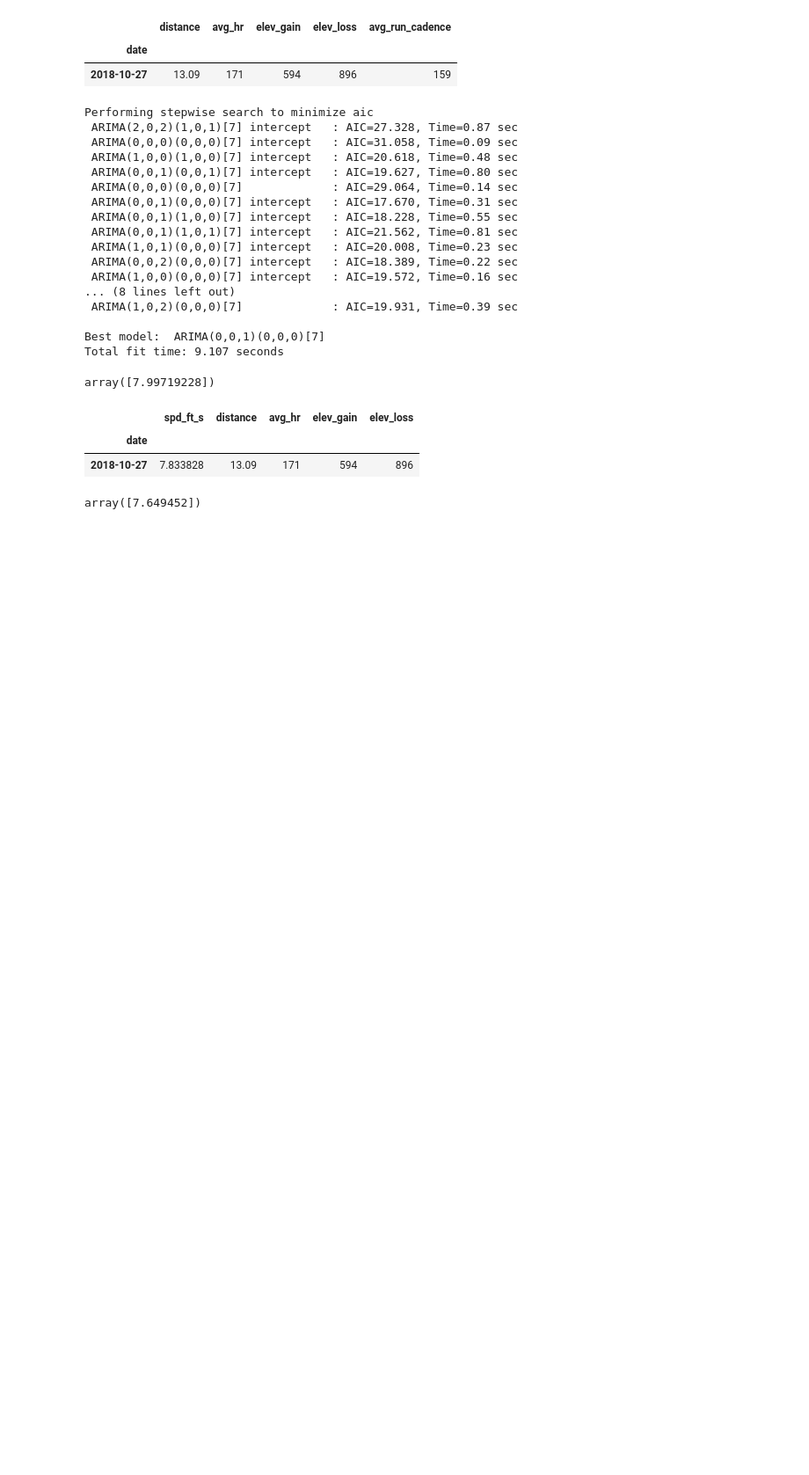
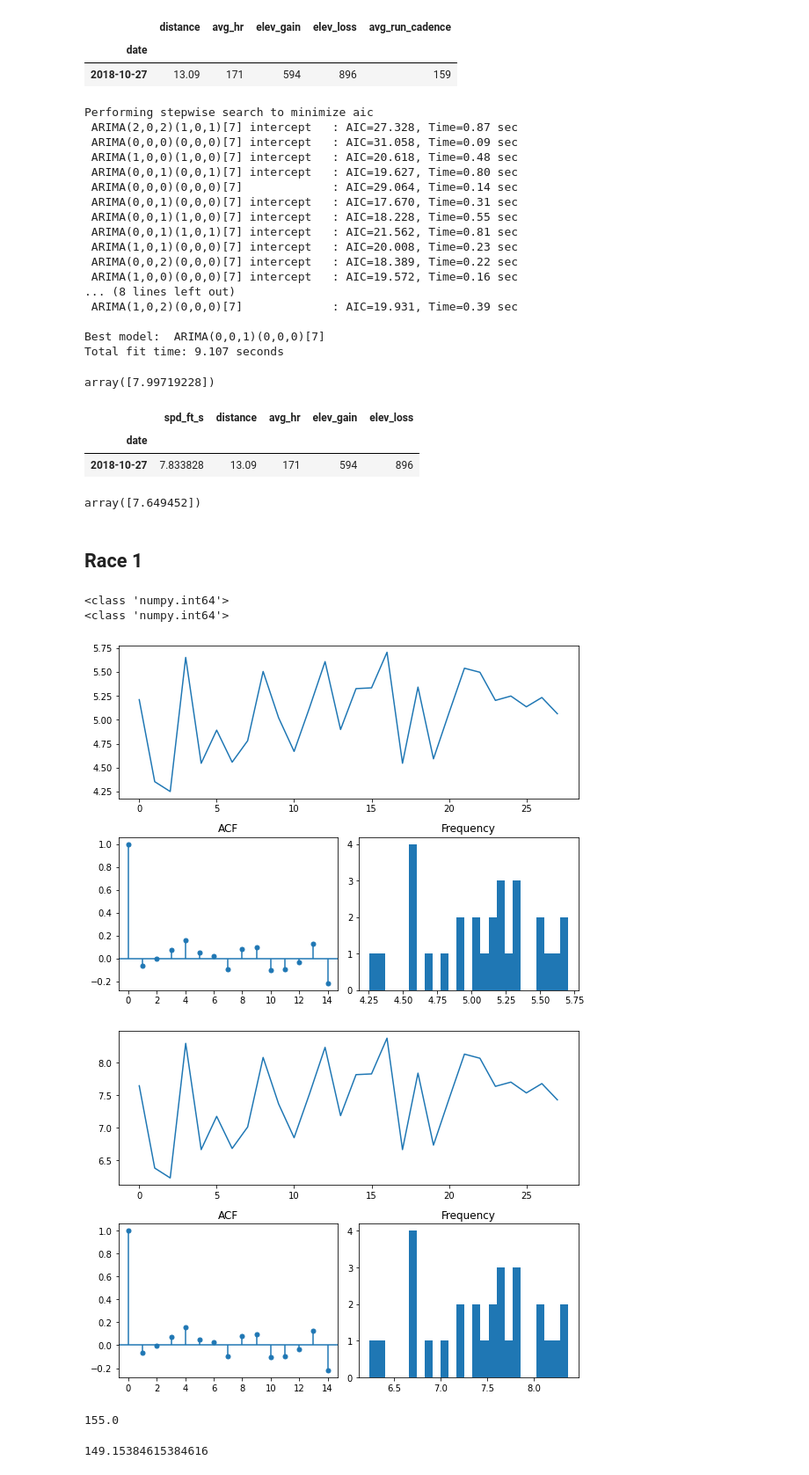
Before and after one commit to keithkruelskie/athlete_prediction, a Jupyter notebook: initial_modeling.ipynb, the cells around one changed output. Shown at 88% size. Cells and saved outputs as stored; diff of their text form; code cells hidden in the pictures; blank space fills up the shorter version.

```diff
--- a/initial_modeling.ipynb
+++ b/initial_modeling.ipynb
@@ -509,3 +513,51 @@ preds2 = model.predict(1, X = [[13.1, 150, 594, 896, 159]])
 preds2
 # %% [output]
 array([7.649452])
+# %% [markdown]
+## Race 1
+# %%
+#Let's read in a single csv first:
+race_df2 = pd.read_csv('./data/races/athlete_10/athlete_10_race_1_3_mo_Running_extra_cols.csv', index_col='date')
+
+try:
+    race_df2['elev_gain'] = race_df2['elev_gain'].str.replace(',', '').astype(float)
+except:
+    print(type(race_df2['elev_gain'][0]))
+
+
+try:
+    race_df2['elev_loss'] = race_df2['elev_loss'].str.replace(',', '').astype(float)
+except:
+    print(type(race_df2['elev_loss'][0]))
+
+
+try:
+    race_df2['calories'] = race_df2['calories'].str.replace(',', '').astype(float)
+except:
+    print(race_df2['calories'].info())
+# %% [output]
+<class 'numpy.int64'>
+<class 'numpy.int64'>
+# %%
+tsdisplay(race_df2['spd_mph'], lag_max=14)
+
+tsdisplay(race_df2['GAP_ft_s'], lag_max=14)
+
+X = race_df2[race_df2['is_race']==0][['distance', 'avg_hr','elev_gain', 'elev_loss', 'avg_run_cadence']] #, 'avg_stride_length', 'avg_ground_contact_time']]
+
+y = race_df2[race_df2['is_race']==0]['spd_ft_s']
+# %% [output]
+[figure, added]
+[figure, added]
+# %%
+#Lets find the average cadence for long runs:
+avg_cadence = race_df2[race_df2['is_race']==0]['avg_run_cadence'].mean()
+avg_cadence
+# %% [output]
+155.0
+# %%
+#And heart rate:
+avg_hr = race_df2[race_df2['is_race']==0]['avg_hr'].mean()
+avg_hr
+# %% [output]
+149.15384615384616
```
Also changed, not shown: parts of 20 cells of this notebook, 7 other files.
